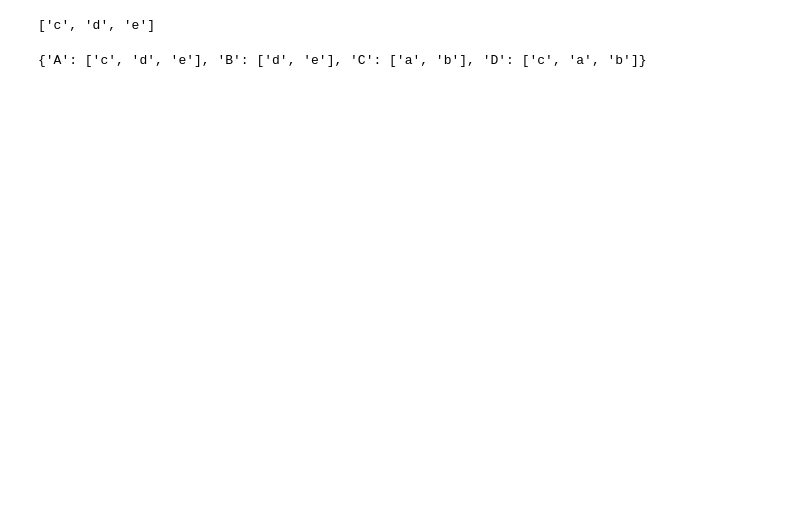
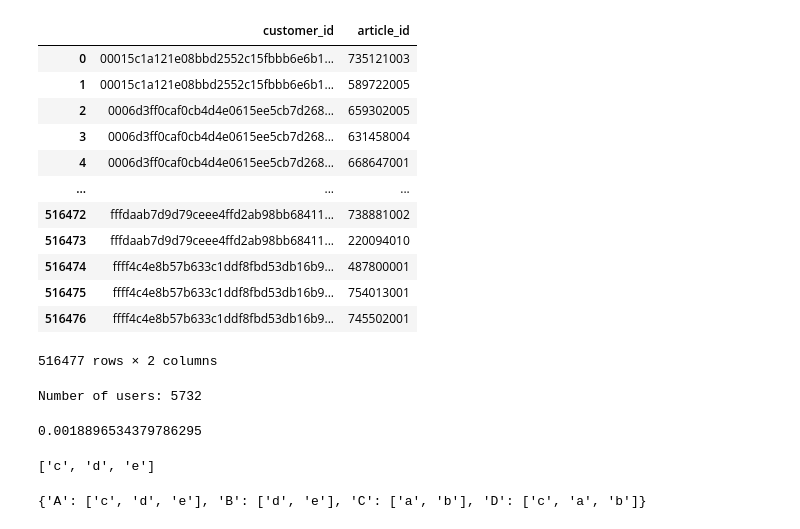
Before and after one commit to alexkychen/HMproduct, a Jupyter notebook: notebook/User-based_collaborative_filtering.ipynb, the cells around one changed output. Drawn from its saved outputs; the diff is of its cells as text; code cells hidden in the pictures; blank space fills up the shorter version.

```diff
--- a/notebook/User-based collaborative filtering.ipynb
+++ b/notebook/User-based_collaborative_filtering.ipynb
@@ -150,3 +245,28 @@ X_train
+# %%
+#Get training data 2019-05-24 - 2019-09-01
+X_test = pd.read_csv("../data/transactions_train_20190524-0601.csv")
+X_test = X_test[["customer_id","article_id"]]
+X_test
+# %% [output]
+|  | customer_id | article_id |
+| 0 | 00015c1a121e08bbd2552c15fbbb6e6b1... | 735121003 |
+| 1 | 00015c1a121e08bbd2552c15fbbb6e6b1... | 589722005 |
+| 2 | 0006d3ff0caf0cb4d4e0615ee5cb7d268... | 659302005 |
+| 3 | 0006d3ff0caf0cb4d4e0615ee5cb7d268... | 631458004 |
+| 4 | 0006d3ff0caf0cb4d4e0615ee5cb7d268... | 668647001 |
+| ... | ... | ... |
+| 516472 | fffdaab7d9d79ceee4ffd2ab98bb68411... | 738881002 |
+| 516473 | fffdaab7d9d79ceee4ffd2ab98bb68411... | 220094010 |
+| 516474 | ffff4c4e8b57b633c1ddf8fbd53db16b9... | 487800001 |
+| 516475 | ffff4c4e8b57b633c1ddf8fbd53db16b9... | 754013001 |
+| 516476 | ffff4c4e8b57b633c1ddf8fbd53db16b9... | 745502001 |
+516477 rows × 2 columns
+# %%
+#MAP@12
+MAP(recommend_dict, X_test)
+# %% [output]
+Number of users: 5732
+0.0018896534379786295
 # %%
 #TEST DRIVE
 X = pd.DataFrame({"customer":["A","A","A","B","B","B","C","C","C","D","D"],
```
Also changed, not shown: parts of 12 cells of this notebook.
